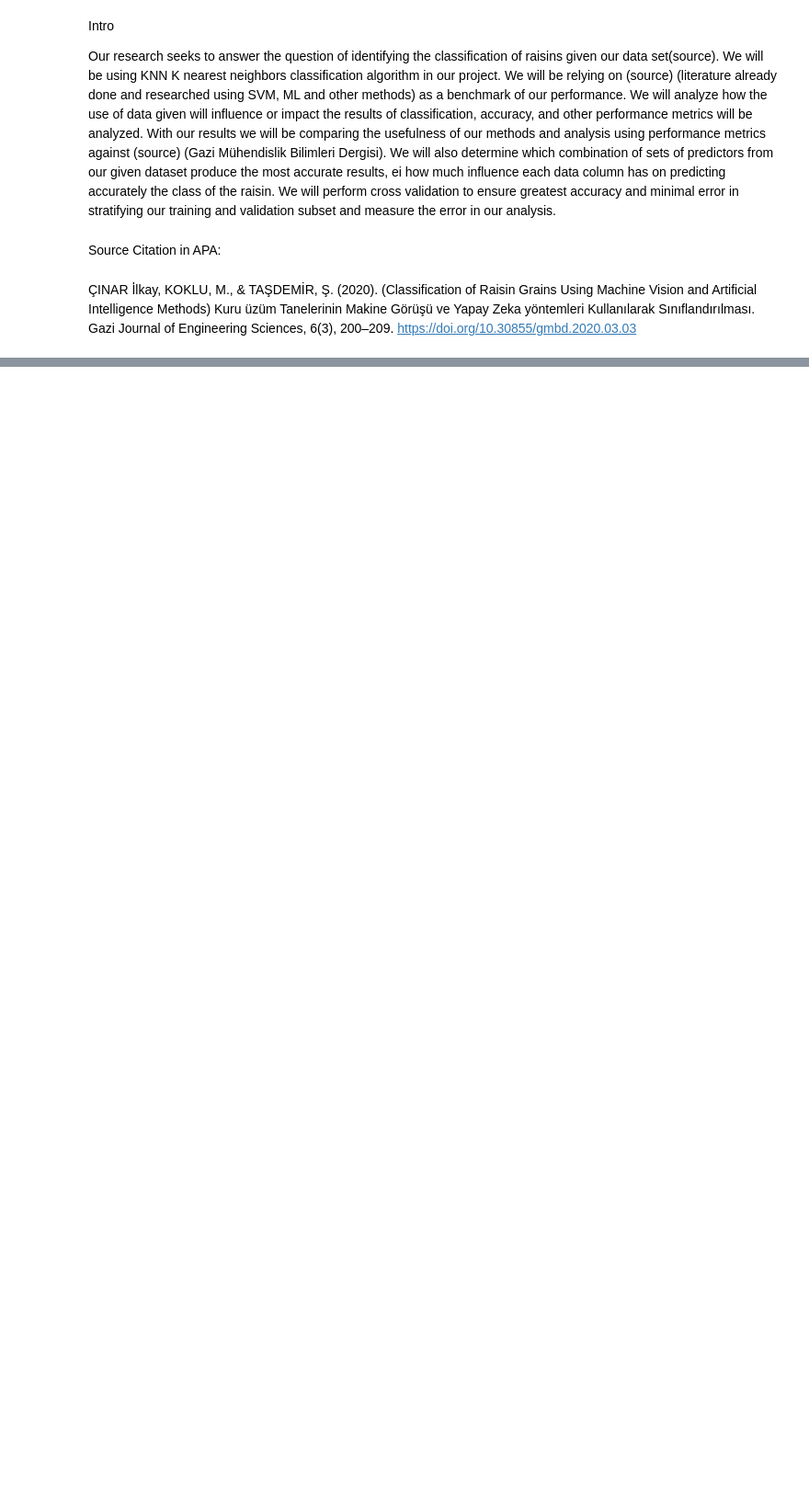
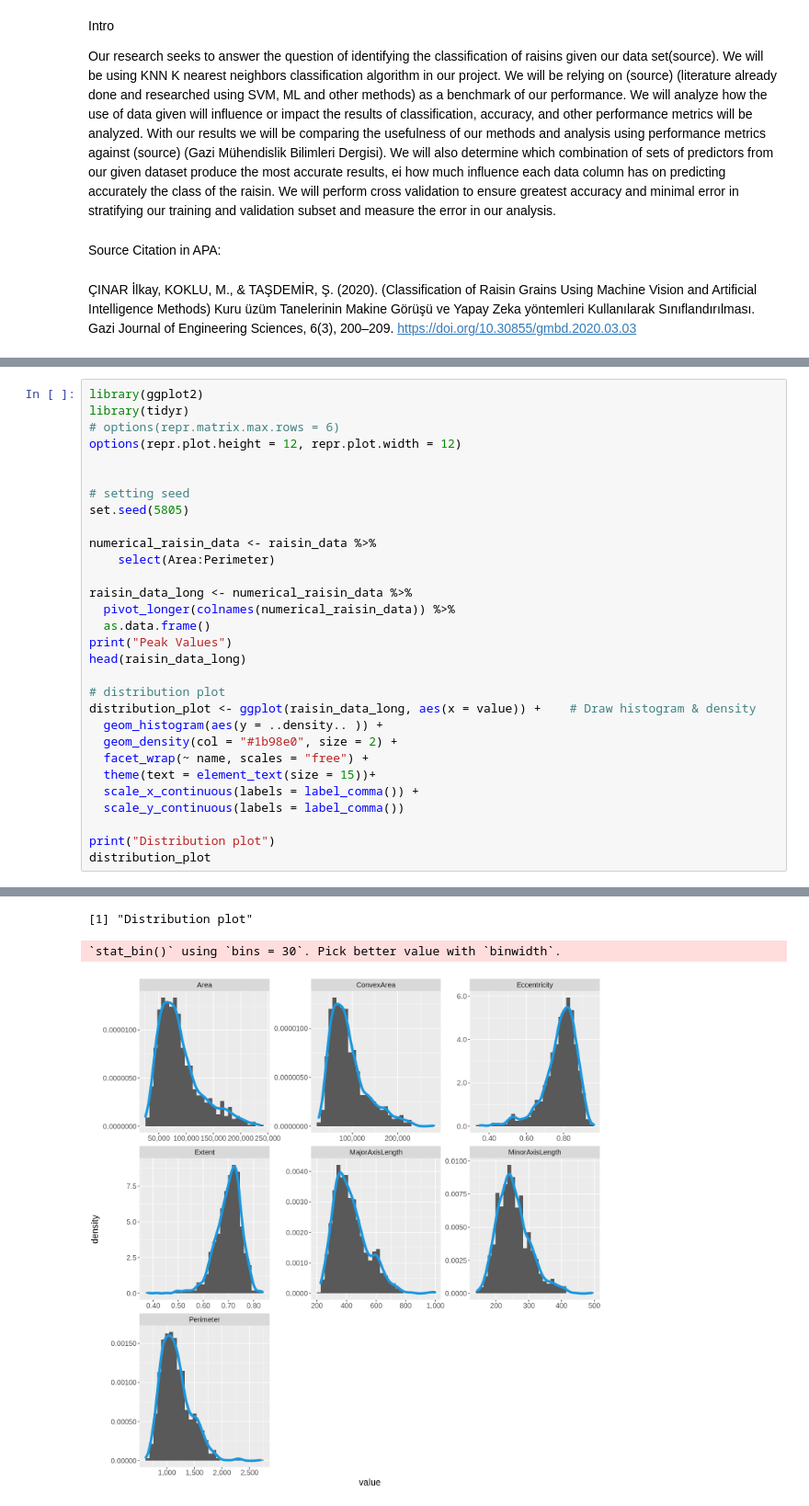
Before and after one commit to dylankim990/DSCI100_Group_1, a Jupyter notebook: Main Final Report.ipynb, the cells around one changed output, grey strips where cells are left out. Shown at 92% size. Cells and saved outputs as stored; diff of their text form; blank space fills up the shorter version.

```diff
--- a/Main Final Report.ipynb
+++ b/Main Final Report.ipynb
@@ -8,0 +120,31 @@ Source Citation in APA:
+# %%
+library(ggplot2)
+library(tidyr)
+# options(repr.matrix.max.rows = 6)
+options(repr.plot.height = 12, repr.plot.width = 12)
+
+
+# setting seed
+set.seed(5805)
+
+numerical_raisin_data <- raisin_data %>%
+    select(Area:Perimeter)
+
+raisin_data_long <- numerical_raisin_data %>%
+  pivot_longer(colnames(numerical_raisin_data)) %>%
+  as.data.frame()
+print("Peak Values")
+head(raisin_data_long)
+
+# distribution plot
+distribution_plot <- ggplot(raisin_data_long, aes(x = value)) +    # Draw histogram & density
+  geom_histogram(aes(y = ..density.. )) +
+  geom_density(col = "#1b98e0", size = 2) +
+  facet_wrap(~ name, scales = "free") +
+  theme(text = element_text(size = 15))+
+  scale_x_continuous(labels = label_comma()) +
+  scale_y_continuous(labels = label_comma())
+
+print("Distribution plot")
+distribution_plot
+# %% [output]
@@ -8,0 +161,3 @@ Source Citation in APA:
+[1] "Distribution plot"
+`stat_bin()` using `bins = 30`. Pick better value with `binwidth`.
+[figure, added]
```
Also changed, not shown: parts of 4 cells of this notebook, 1 other file.
